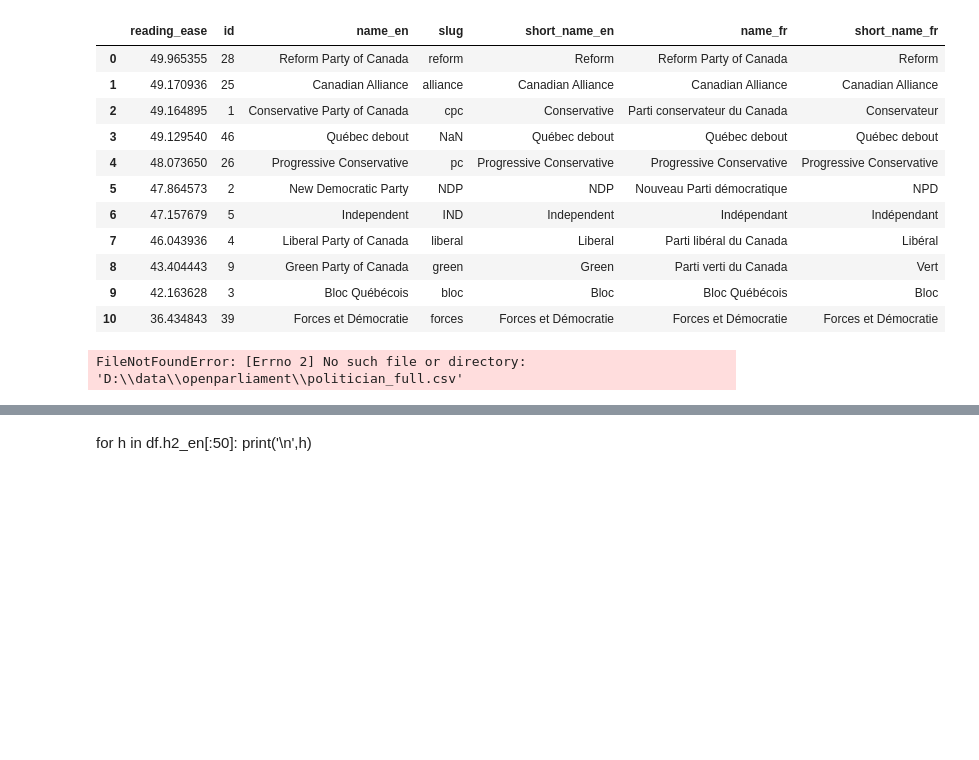
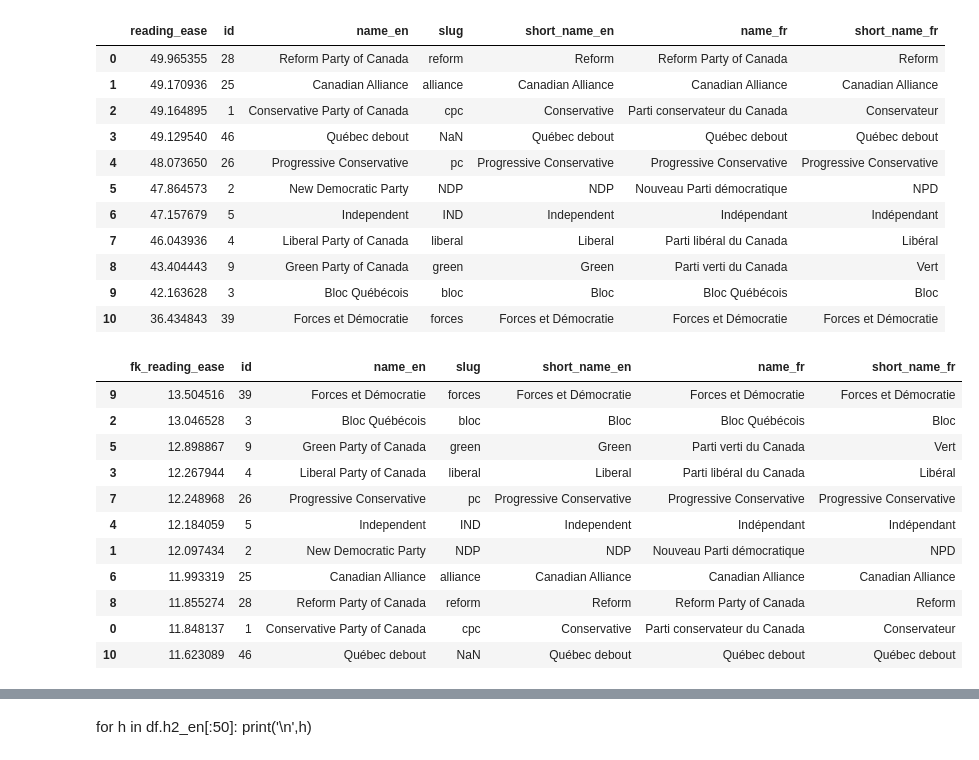
Before and after one commit to illtemperedklavier/openparliament-NLP, a Jupyter notebook: word_stats/textstat graphs.ipynb, the cells around one changed output, grey strips where cells are left out. Saved outputs shown, nothing was run; the diff lists cells and outputs as text; code cells hidden in the pictures; blank space fills up the shorter version.

```diff
--- a/word_stats/textstat graphs.ipynb
+++ b/word_stats/textstat graphs.ipynb
@@ -194,9 +196,28 @@ reading_ease_party
 | 8 | 43.404443 | 9 | Green Party of Canada | green | Green | Parti verti du Canada | Vert |
 | 9 | 42.163628 | 3 | Bloc Québécois | bloc | Bloc | Bloc Québécois | Bloc |
 | 10 | 36.434843 | 39 | Forces et Démocratie | forces | Forces et Démocratie | Forces et Démocratie | Forces et Démocratie |
+# %%
+fk_party = english.pivot_table(values='fk_reading_ease', index = "party_id", aggfunc='mean')
+# %%
+fk_party =  fk_party.merge(party_df, how='inner', left_on='party_id', right_on='id')
+# %%
+fk_party.sort_values(by='fk_reading_ease',ascending=False, inplace=True)
+# %%
+fk_party
+# %% [output]
+|  | fk_reading_ease | id | name_en | slug | short_name_en | name_fr | short_name_fr |
+| 9 | 13.504516 | 39 | Forces et Démocratie | forces | Forces et Démocratie | Forces et Démocratie | Forces et Démocratie |
+| 2 | 13.046528 | 3 | Bloc Québécois | bloc | Bloc | Bloc Québécois | Bloc |
+| 5 | 12.898867 | 9 | Green Party of Canada | green | Green | Parti verti du Canada | Vert |
+| 3 | 12.267944 | 4 | Liberal Party of Canada | liberal | Liberal | Parti libéral du Canada | Libéral |
+| 7 | 12.248968 | 26 | Progressive Conservative | pc | Progressive Conservative | Progressive Conservative | Progressive Conservative |
+| 4 | 12.184059 | 5 | Independent | IND | Independent | Indépendant | Indépendant |
+| 1 | 12.097434 | 2 | New Democratic Party | NDP | NDP | Nouveau Parti démocratique | NPD |
+| 6 | 11.993319 | 25 | Canadian Alliance | alliance | Canadian Alliance | Canadian Alliance | Canadian Alliance |
+| 8 | 11.855274 | 28 | Reform Party of Canada | reform | Reform | Reform Party of Canada | Reform |
+| 0 | 11.848137 | 1 | Conservative Party of Canada | cpc | Conservative | Parti conservateur du Canada | Conservateur |
+| 10 | 11.623089 | 46 | Québec debout | NaN | Québec debout | Québec debout | Québec debout |
 # %%
 reading_ease_politician = df.pivot_table(values='reading_ease', index = "politician_id", aggfunc='mean')
 # %%
-df_electedmember = pd.read_csv(r"D:\data\openparliament\politician_full.csv")
+df_electedmember = pd.read_csv(r"D:\data\openparliament\politician_info.csv")
-# %% [output]
-FileNotFoundError: [Errno 2] No such file or directory: 'D:\\data\\openparliament\\politician_full.csv'
```
Also changed, not shown: parts of 18 cells of this notebook, 2 other files.
